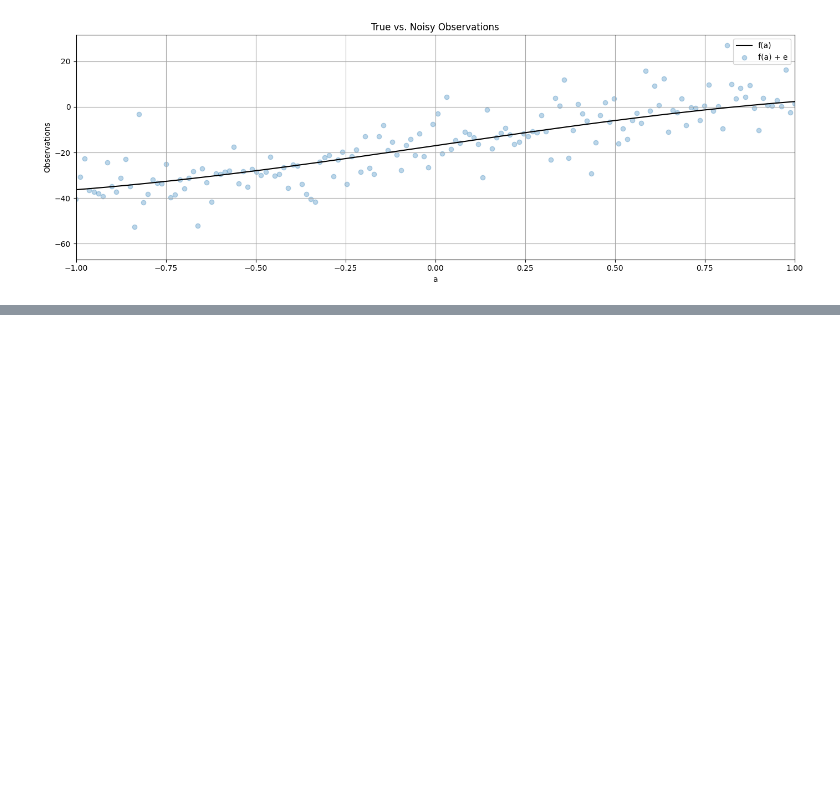
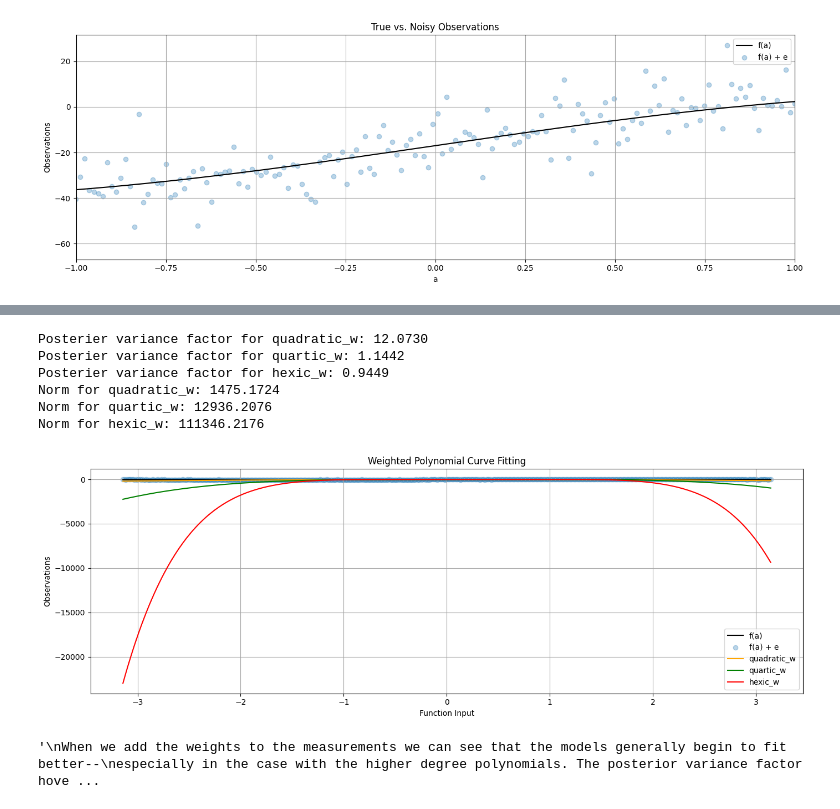
Before and after one commit to andrew-thai08/ENGG680_2025_Fall, a Jupyter notebook: Lab_Assignment1/Assignment1.ipynb, the cells around one changed output, grey strips where cells are left out. Drawn from its saved outputs; the diff is of its cells as text; code cells hidden in the pictures; blank space fills up the shorter version.

```diff
--- a/Lab_Assignment1/Assignment1.ipynb
+++ b/Lab_Assignment1/Assignment1.ipynb
@@ -818,14 +892,70 @@ fig.tight_layout()
 # now, let's define the P matrix with the proper weights of observation
 # use the variance of observation l_var, define P matrix
 # (1 mark)
-P = #...
+P_w = np.diag(1./l_var)
 # %%
 # step 13
 # repeat the steps 6-10, using the proper P matrix
 # (7 marks)
-# ...
+
+x_2w, cov_x_2w, apv_2w, v_2w = fit_polynomial_curve(a, l, P_w, 2)
+x_4w, cov_x_4w, apv_4w, v_4w = fit_polynomial_curve(a, l, P_w, 4)
+x_6w, cov_x_6w, apv_6w, v_6w = fit_polynomial_curve(a, l, P_w, 6)
+
+quadratic_uw = np.polyval(x_2w [::-1],a)
+quartic_uw = np.polyval(x_4w[::-1], a)
+hexic_uw = np.polyval(x_6w [::-1], a)
+
+fig, ax = plt.subplots(nrows=1, ncols=1, figsize=(14, 5))
+
+ax.plot(a,l_true, label="f(a)", color='k')
+ax.scatter(a, l, label="f(a) + e", color='tab:blue', marker='o', alpha=0.3)
+
+ax.plot(a, quadratic_w, label='quadratic_w', color='orange')
+ax.plot(a, quartic_w, label='quartic_w', color='green')
+ax.plot(a, hexic_w, label='hexic_w', color='red')
+
+ax.legend()
+ax.set_xlabel('Function Input')
+ax.set_ylabel('Observations')
+ax.set_title('Weighted Polynomial Curve Fitting')
+
+
+
+ax.grid(True, which='both',ls='-',color='0.65')
+
+fig.tight_layout()
+
+print(f"Posterier variance factor for quadratic_w: {apv_2w:.4f}")
+print(f"Posterier variance factor for quartic_w: {apv_4w:.4f}")
+print(f"Posterier variance factor for hexic_w: {apv_6w:.4f}")
+
+norm_2w = np.linalg.norm(quadratic_w - l_true)
+norm_4w = np.linalg.norm(quartic_w - l_true)
+norm_6w = np.linalg.norm(hexic_w - l_true)
+
+print(f"Norm for quadratic_w: {norm_2w:.4f}")
+print(f"Norm for quartic_w: {norm_4w:.4f}")
+print(f"Norm for hexic_w: {norm_6w:.4f}")
+# %% [output]
+Posterier variance factor for quadratic_w: 12.0730
+Posterier variance factor for quartic_w: 1.1442
+Posterier variance factor for hexic_w: 0.9449
+Norm for quadratic_w: 1475.1724
+Norm for quartic_w: 12936.2076
+Norm for hexic_w: 111346.2176
+[figure, added]
 # %%
 # step 14
 # Compare the results of a posterier variance factor and norm from unweighted LSE and weighted LSE, what phenomena do you observe? Explain this phenomena.
 # (2 marks)
-# ...
+
+"""
+When we add the weights to the measurements we can see that the models generally begin to fit better--
+especially in the case with the higher degree polynomials. The posterior variance factor hovering around 1 for
+the quartic function shows that it may have the best fit overall. The quadratic function is showing underfitting
+and the hexic function is showing overfitting. For the underfitting, the quadratic curve is not adequate in representing
+the pattern in our data, but for the hexic function (overfitting), it is capturing the noise in our data and not the true trend.
+"""
+# %% [output]
+'\nWhen we add the weights to the measurements we can see that the models generally begin to fit better--\nespecially in the case with the higher degree polynomials. The posterior variance factor hove ...
```
Also changed, not shown: parts of 25 cells of this notebook.
